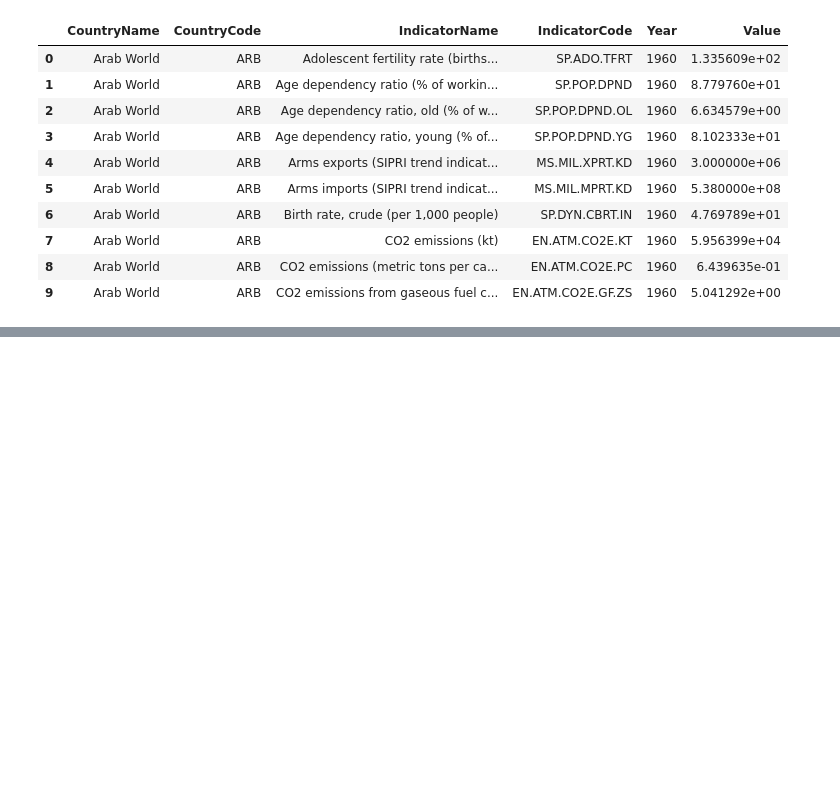
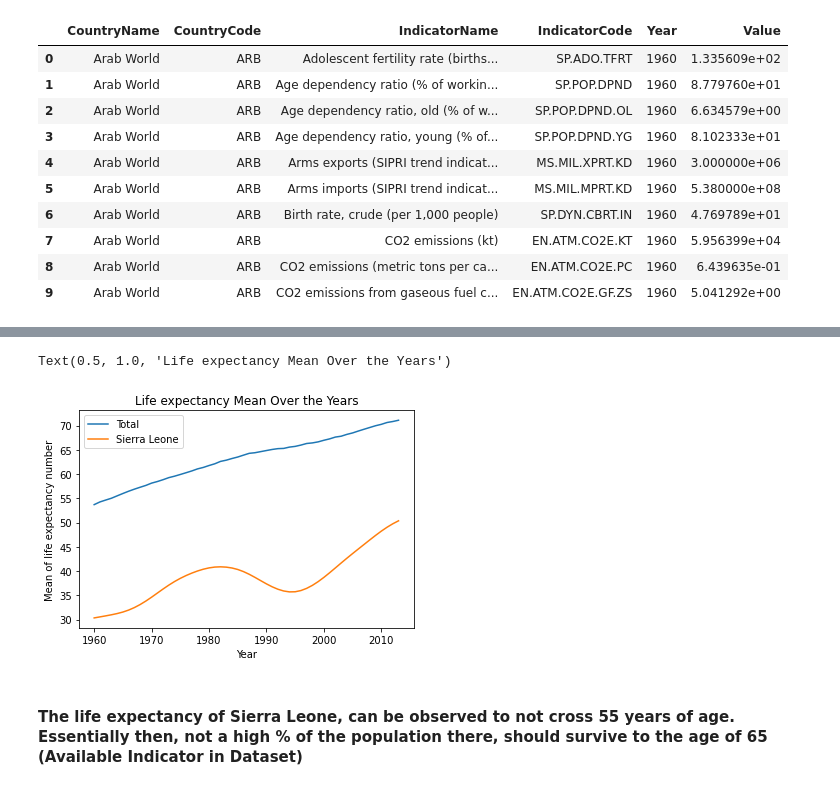
Before and after one commit to sahasraiyer/WDI_Data_Analysis, a Jupyter notebook: WDI_Project.ipynb, the cells around one changed output, grey strips where cells are left out. Drawn from its saved outputs; the diff is of its cells as text; code cells hidden in the pictures; blank space fills up the shorter version.

```diff
--- a/WDI_Project.ipynb
+++ b/WDI_Project.ipynb
@@ -157,0 +270,16 @@ life_expectancy_total_outliers
+# %%
+#Filtering the life expectancy rate for only Sierra Leone, for all years
+life_expectancy_sl = life_expectancy_total[life_expectancy_total['CountryName'] == "Sierra Leone"]
+# %%
+#Plotting life expectancy rate of Sierra Leone against the mean for all years
+life_expectancy_total.groupby('Year')['Value'].mean().plot(label="Total")
+life_expectancy_sl.groupby('Year')['Value'].mean().plot(label="Sierra Leone")
+plt.xlabel("Year")
+plt.ylabel("Mean of life expectancy number")
+plt.legend()
+plt.title("Life expectancy Mean Over the Years")
+# %% [output]
+Text(0.5, 1.0, 'Life expectancy Mean Over the Years')
+[figure, added]
+# %% [markdown]
+#### The life expectancy of Sierra Leone, can be observed to not cross 55 years of age. Essentially then, not a high % of the population there, should survive to the age of 65 (Available Indicator in Dataset)
```
Also changed, not shown: parts of 77 cells of this notebook.
